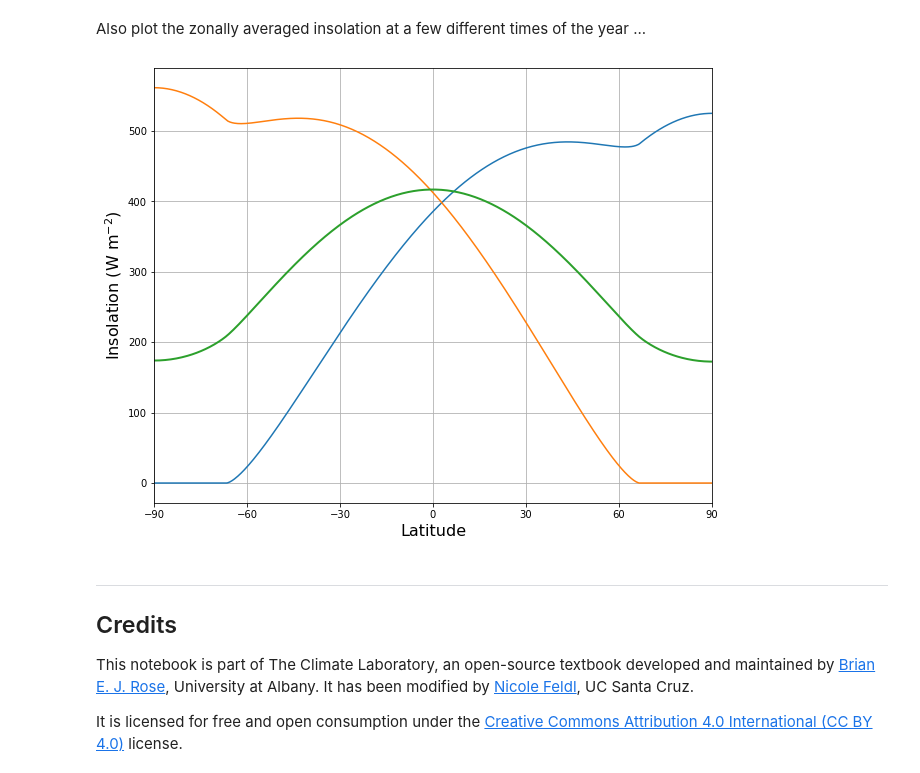
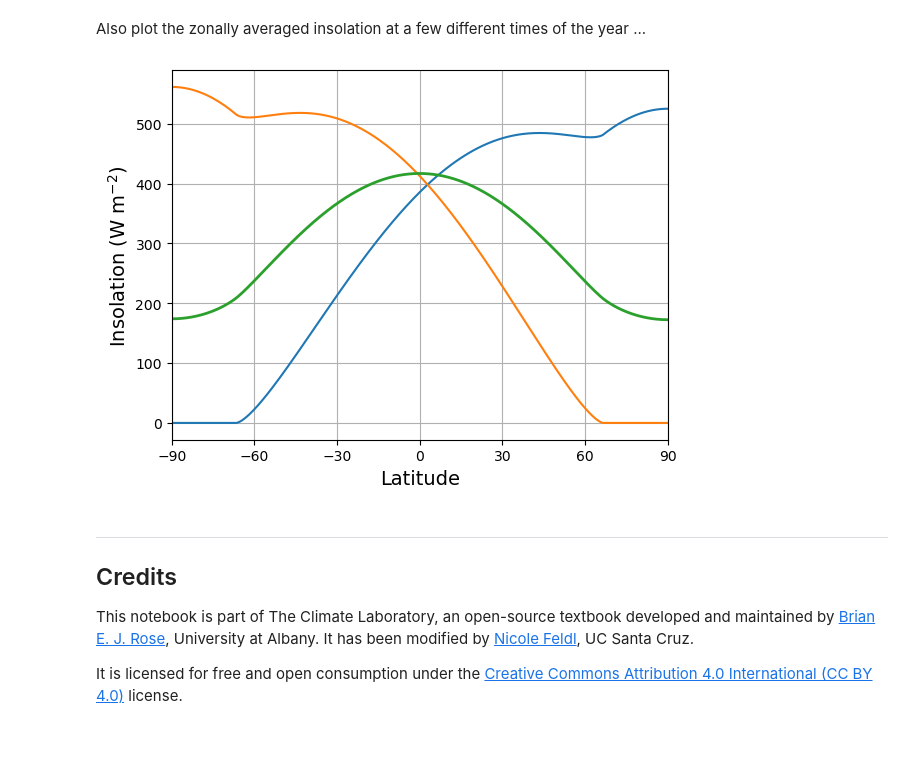
Before and after one commit to nfeldl/ClimateLaboratoryBook, a Jupyter notebook: courseware/insolation.ipynb, the cells around one changed output. Cells and saved outputs as stored; diff of their text form; code cells hidden in the pictures; blank space fills up the shorter version.

Commit message:
Figure styling

```diff
--- a/courseware/insolation.ipynb
+++ b/courseware/insolation.ipynb
@@ -242,16 +242,16 @@ Also plot the zonally averaged insolation at a few different times of the year .
 # %%
 summer_solstice = 170
 winter_solstice = 353
-fig, ax = plt.subplots(figsize=(10,8))
+fig, ax = plt.subplots()
 ax.plot( lat, Q[:,(summer_solstice, winter_solstice)] );
 ax.plot( lat, np.mean(Q, axis=1), linewidth=2 )
 ax.set_xbound(-90, 90)
 ax.set_xticks( range(-90,100,30) )
-ax.set_xlabel('Latitude', fontsize=16 );
-ax.set_ylabel('Insolation (W m$^{-2}$)', fontsize=16 );
+ax.set_xlabel('Latitude', fontsize=14 );
+ax.set_ylabel('Insolation (W m$^{-2}$)', fontsize=14 );
 ax.grid()
 # %% [output]
-[figure, old version]
+[figure, new version]
 # %% [markdown]
 ____________
 
```
Also changed, not shown: parts of 2 cells of this notebook.
